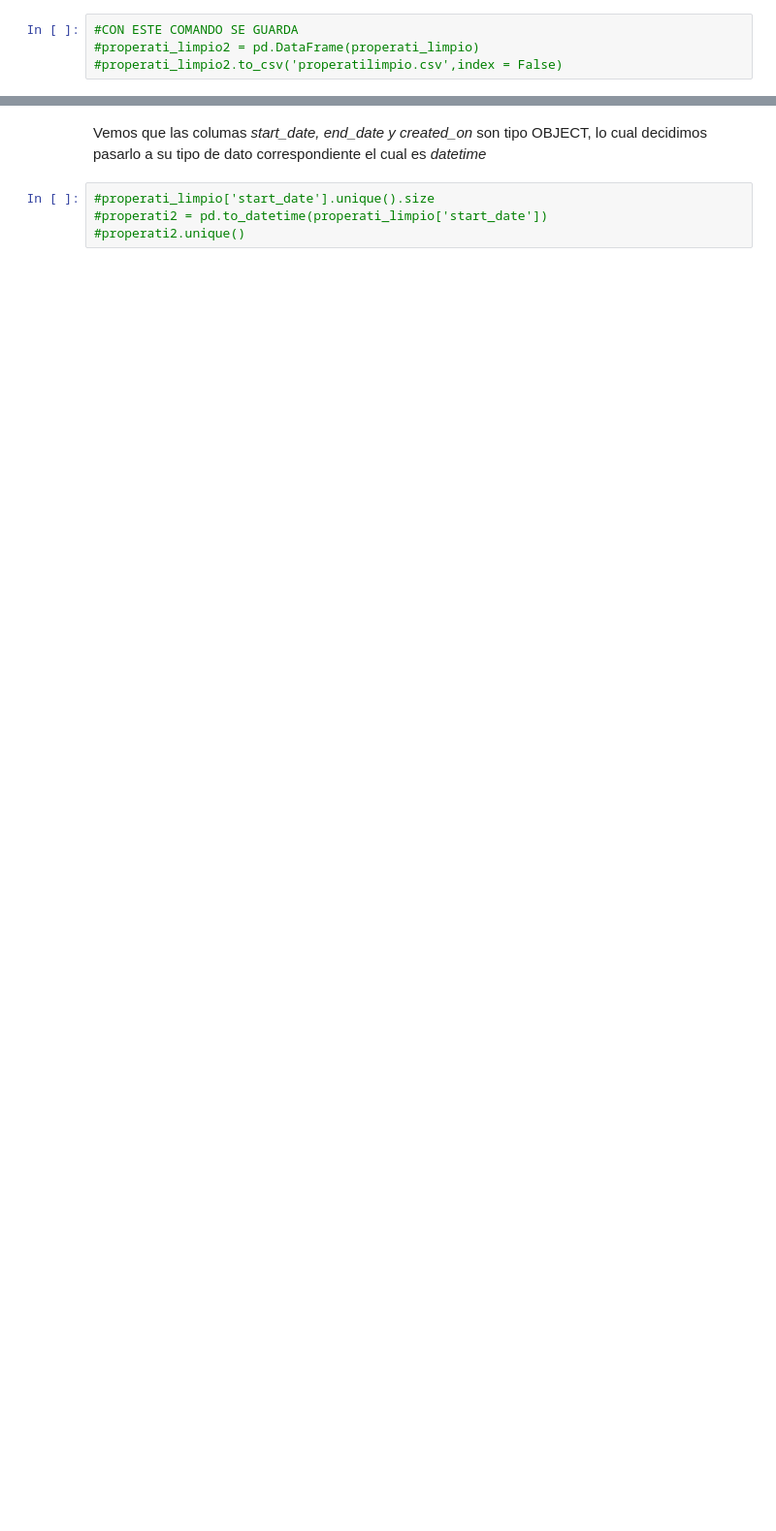
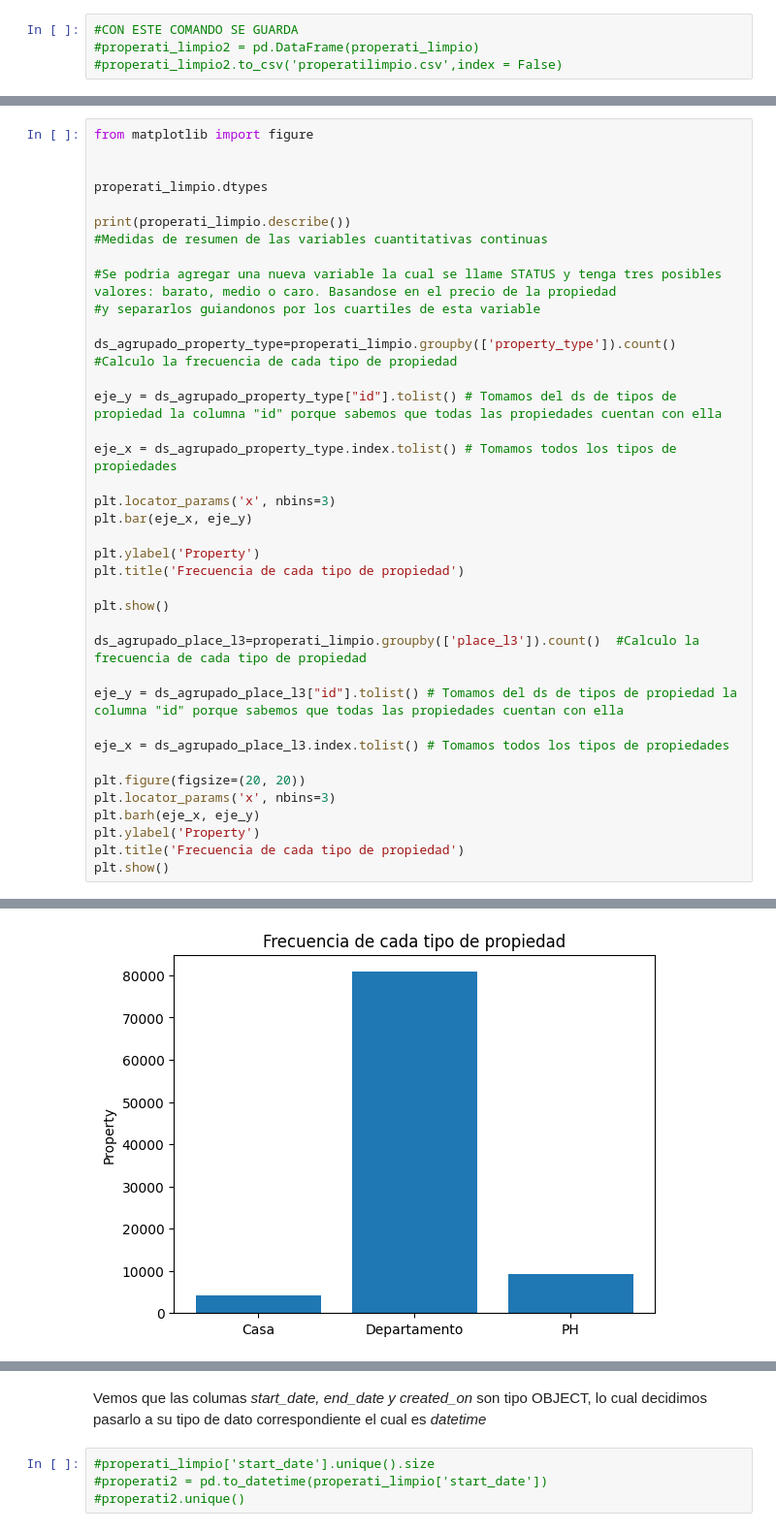
Before and after one commit to decouflet/7506R-2C2022-GRUPO15, a Jupyter notebook: TP1_orga_del_datos.ipynb, the cells around one changed output, grey strips where cells are left out. Shown at 97% size. Drawn from its saved outputs; the diff is of its cells as text; blank space fills up the shorter version.

```diff
--- a/TP1_orga_del_datos.ipynb
+++ b/TP1_orga_del_datos.ipynb
@@ -142,0 +116,39 @@ dtype: object
+# %%
+from matplotlib import figure
+
+
+properati_limpio.dtypes
+
+print(properati_limpio.describe())
+#Medidas de resumen de las variables cuantitativas continuas
+
+#Se podria agregar una nueva variable la cual se llame STATUS y tenga tres posibles valores: barato, medio o caro. Basandose en el precio de la propiedad
+#y separarlos guiandonos por los cuartiles de esta variable
+
+ds_agrupado_property_type=properati_limpio.groupby(['property_type']).count()  #Calculo la frecuencia de cada tipo de propiedad
+
+eje_y = ds_agrupado_property_type["id"].tolist() # Tomamos del ds de tipos de propiedad la columna "id" porque sabemos que todas las propiedades cuentan con ella
+
+eje_x = ds_agrupado_property_type.index.tolist() # Tomamos todos los tipos de propiedades
+
+plt.locator_params('x', nbins=3)
+plt.bar(eje_x, eje_y)
+
+plt.ylabel('Property')
+plt.title('Frecuencia de cada tipo de propiedad')
+
+plt.show()
+
+ds_agrupado_place_l3=properati_limpio.groupby(['place_l3']).count()  #Calculo la frecuencia de cada tipo de propiedad
+
+eje_y = ds_agrupado_place_l3["id"].tolist() # Tomamos del ds de tipos de propiedad la columna "id" porque sabemos que todas las propiedades cuentan con ella
+
+eje_x = ds_agrupado_place_l3.index.tolist() # Tomamos todos los tipos de propiedades
+
+plt.figure(figsize=(20, 20))
+plt.locator_params('x', nbins=3)
+plt.barh(eje_x, eje_y)
+plt.ylabel('Property')
+plt.title('Frecuencia de cada tipo de propiedad')
+plt.show()
+# %% [output]
@@ -142,0 +172 @@ dtype: object
+[figure, added]
```
Also changed, not shown: parts of 43 cells of this notebook.
